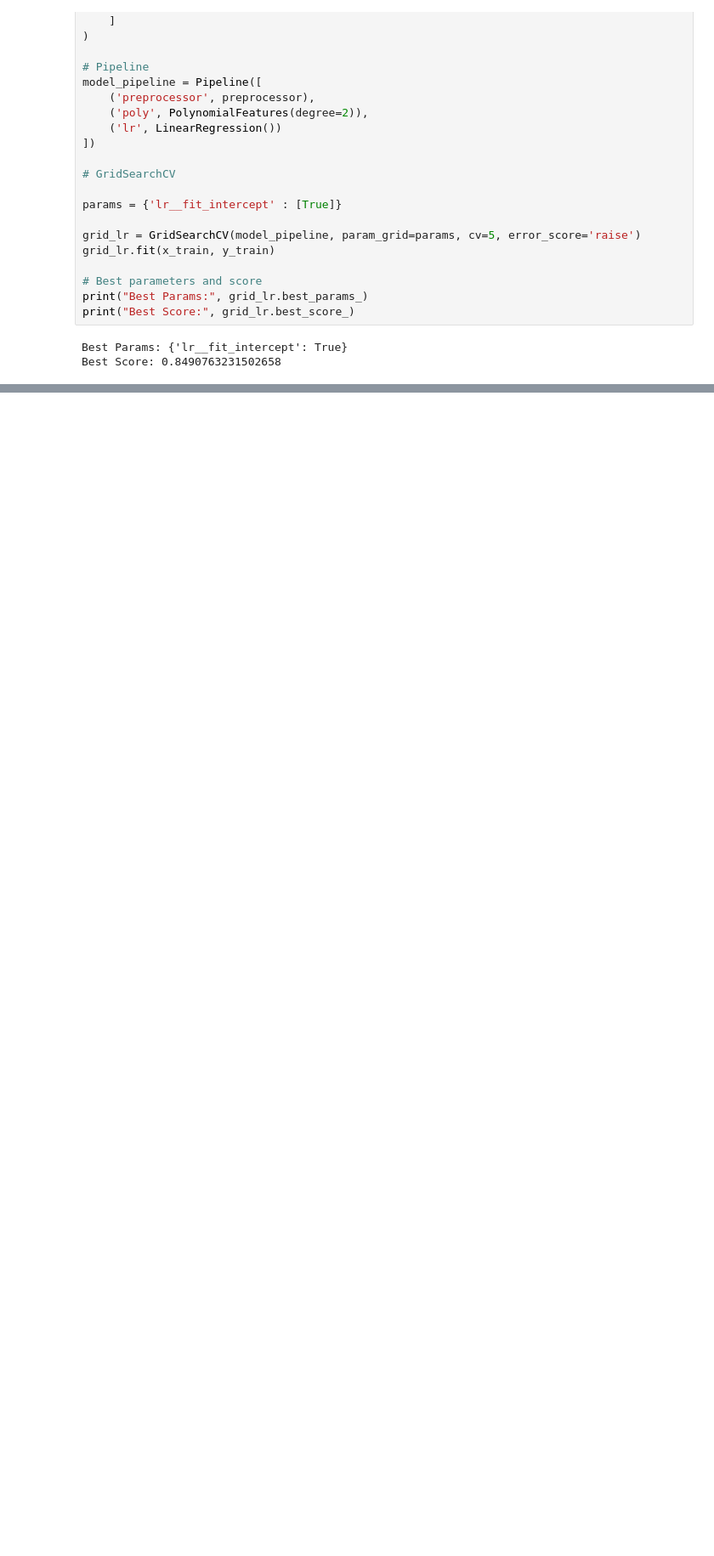
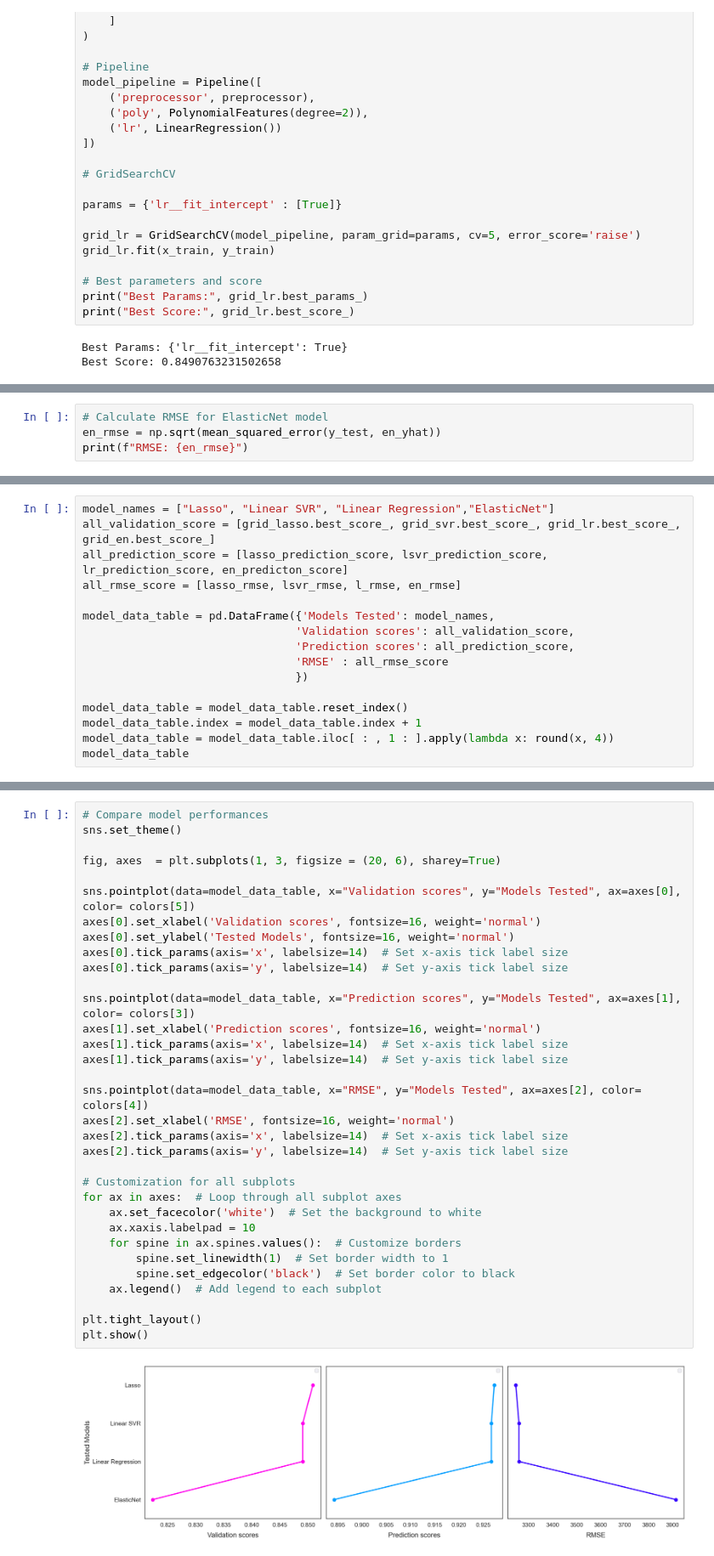
Before and after one commit to MichAdebayo/simplon_insurance_price_prediction, a Jupyter notebook: data_model.ipynb, the cells around one changed output, grey strips where cells are left out. Shown at 85% size. Cells and saved outputs as stored; diff of their text form; blank space fills up the shorter version.

Commit message:
add model metrics plot

```diff
--- a/data_model.ipynb
+++ b/data_model.ipynb
@@ -487,0 +563,4 @@ grid_lr.score(x_test, y_test)
+# %%
+# Calculate RMSE for ElasticNet model
+en_rmse = np.sqrt(mean_squared_error(y_test, en_yhat))
+print(f"RMSE: {en_rmse}")
@@ -487,0 +572,16 @@ grid_lr.score(x_test, y_test)
+# %%
+model_names = ["Lasso", "Linear SVR", "Linear Regression","ElasticNet"]
+all_validation_score = [grid_lasso.best_score_, grid_svr.best_score_, grid_lr.best_score_, grid_en.best_score_]
+all_prediction_score = [lasso_prediction_score, lsvr_prediction_score, lr_prediction_score, en_predicton_score]
+all_rmse_score = [lasso_rmse, lsvr_rmse, l_rmse, en_rmse]
+
+model_data_table = pd.DataFrame({'Models Tested': model_names,
+                                'Validation scores': all_validation_score,
+                                'Prediction scores': all_prediction_score,
+                                'RMSE' : all_rmse_score
+                                })
+
+model_data_table = model_data_table.reset_index()
+model_data_table.index = model_data_table.index + 1
+model_data_table = model_data_table.iloc[ : , 1 : ].apply(lambda x: round(x, 4))
+model_data_table
@@ -487,0 +594,35 @@ grid_lr.score(x_test, y_test)
+# %%
+# Compare model performances
+sns.set_theme()
+
+fig, axes  = plt.subplots(1, 3, figsize = (20, 6), sharey=True)
+
+sns.pointplot(data=model_data_table, x="Validation scores", y="Models Tested", ax=axes[0], color= colors[5])
+axes[0].set_xlabel('Validation scores', fontsize=16, weight='normal')
+axes[0].set_ylabel('Tested Models', fontsize=16, weight='normal')
+axes[0].tick_params(axis='x', labelsize=14)  # Set x-axis tick label size
+axes[0].tick_params(axis='y', labelsize=14)  # Set y-axis tick label size
+
+sns.pointplot(data=model_data_table, x="Prediction scores", y="Models Tested", ax=axes[1], color= colors[3])
+axes[1].set_xlabel('Prediction scores', fontsize=16, weight='normal')
+axes[1].tick_params(axis='x', labelsize=14)  # Set x-axis tick label size
+axes[1].tick_params(axis='y', labelsize=14)  # Set y-axis tick label size
+
+sns.pointplot(data=model_data_table, x="RMSE", y="Models Tested", ax=axes[2], color= colors[4])
+axes[2].set_xlabel('RMSE', fontsize=16, weight='normal')
+axes[2].tick_params(axis='x', labelsize=14)  # Set x-axis tick label size
+axes[2].tick_params(axis='y', labelsize=14)  # Set y-axis tick label size
+
+# Customization for all subplots
+for ax in axes:  # Loop through all subplot axes
+    ax.set_facecolor('white')  # Set the background to white
+    ax.xaxis.labelpad = 10
+    for spine in ax.spines.values():  # Customize borders
+        spine.set_linewidth(1)  # Set border width to 1
+        spine.set_edgecolor('black')  # Set border color to black
+    ax.legend()  # Add legend to each subplot
+
+plt.tight_layout()
+plt.show()
+# %% [output]
+[figure, added]
```
Also changed, not shown: parts of 20 cells of this notebook, 2 other files.
